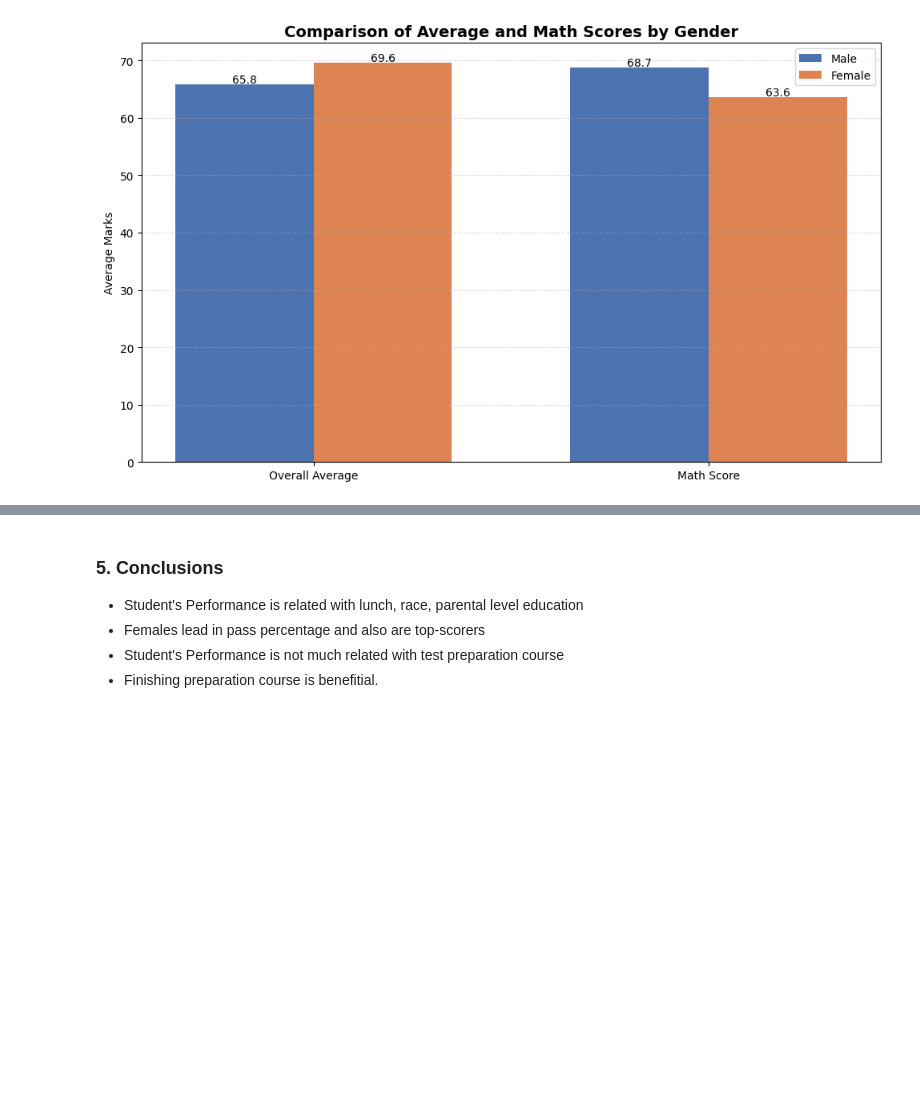
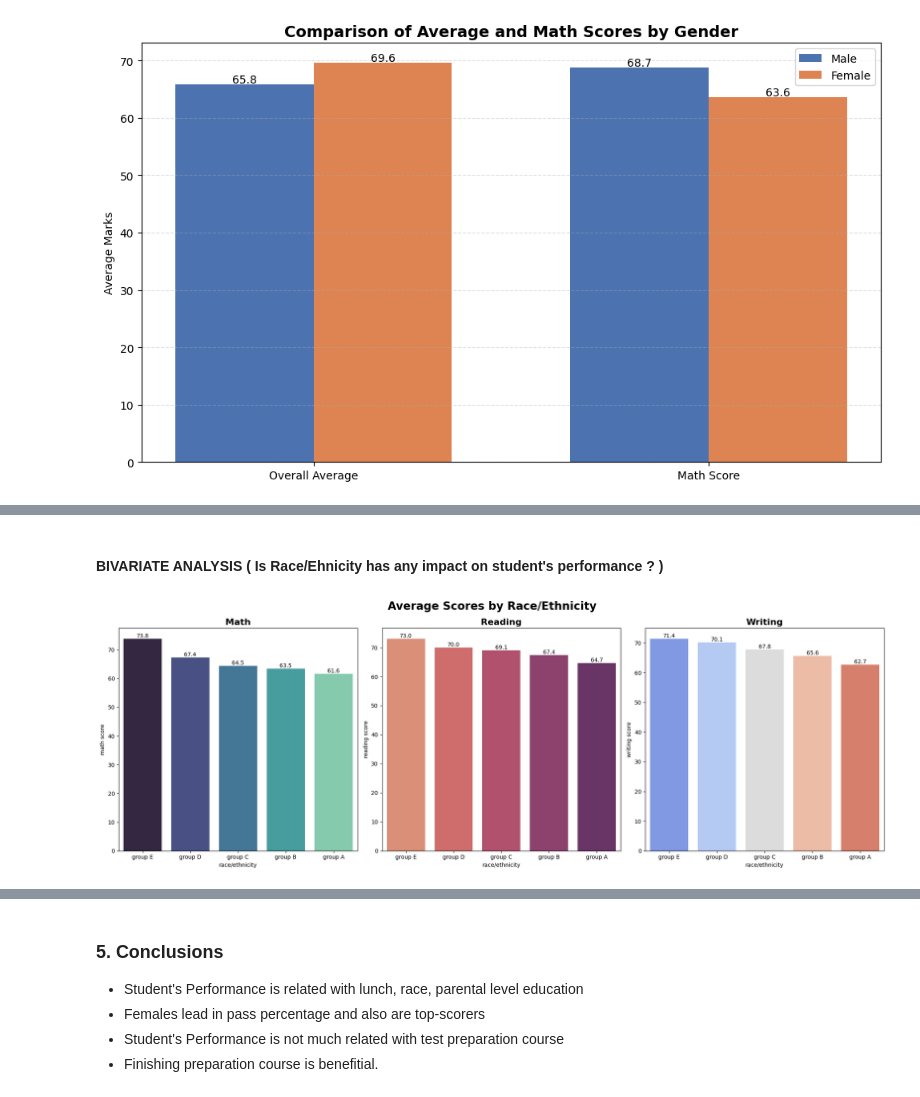
Before and after one commit to Sristi101/ml-projects, a Jupyter notebook: notebook/Student-Performance-EDA.ipynb, the cells around one changed output, grey strips where cells are left out. Cells and saved outputs as stored; diff of their text form; code cells hidden in the pictures; blank space fills up the shorter version.

```diff
--- a/notebook/Student-Performance-EDA.ipynb
+++ b/notebook/Student-Performance-EDA.ipynb
@@ -362,0 +358,48 @@ plt.show()
+# %% [markdown]
+#### BIVARIATE ANALYSIS ( Is Race/Ehnicity has any impact on student's performance ? )
+# %%
+race_scores = df.groupby('race/ethnicity')[
+    ['math score', 'reading score', 'writing score']
+].mean().reset_index()
+
+race_scores = race_scores.sort_values('math score', ascending=False)
+
+fig, ax = plt.subplots(1, 3, figsize=(20, 7))
+
+plots = [
+    ('math score', 'mako'),
+    ('reading score', 'flare'),
+    ('writing score', 'coolwarm')
+]
+
+for axis, (score, palette) in zip(ax, plots):
+
+    sns.barplot(
+        data=race_scores,
+        x='race/ethnicity',
+        y=score,
+        hue='race/ethnicity',
+        palette=palette,
+        legend=False,
+        ax=axis
+    )
+
+    axis.set_title(
+        score.replace(' score', '').title(),
+        fontsize=16,
+        fontweight='bold'
+    )
+
+    for container in axis.containers:
+        axis.bar_label(container, fmt='%.1f', fontsize=10)
+
+plt.suptitle(
+    'Average Scores by Race/Ethnicity',
+    fontsize=20,
+    fontweight='bold'
+)
+
+plt.tight_layout()
+plt.show()
+# %% [output]
+[figure, added]
```
Also changed, not shown: parts of 19 cells of this notebook.
